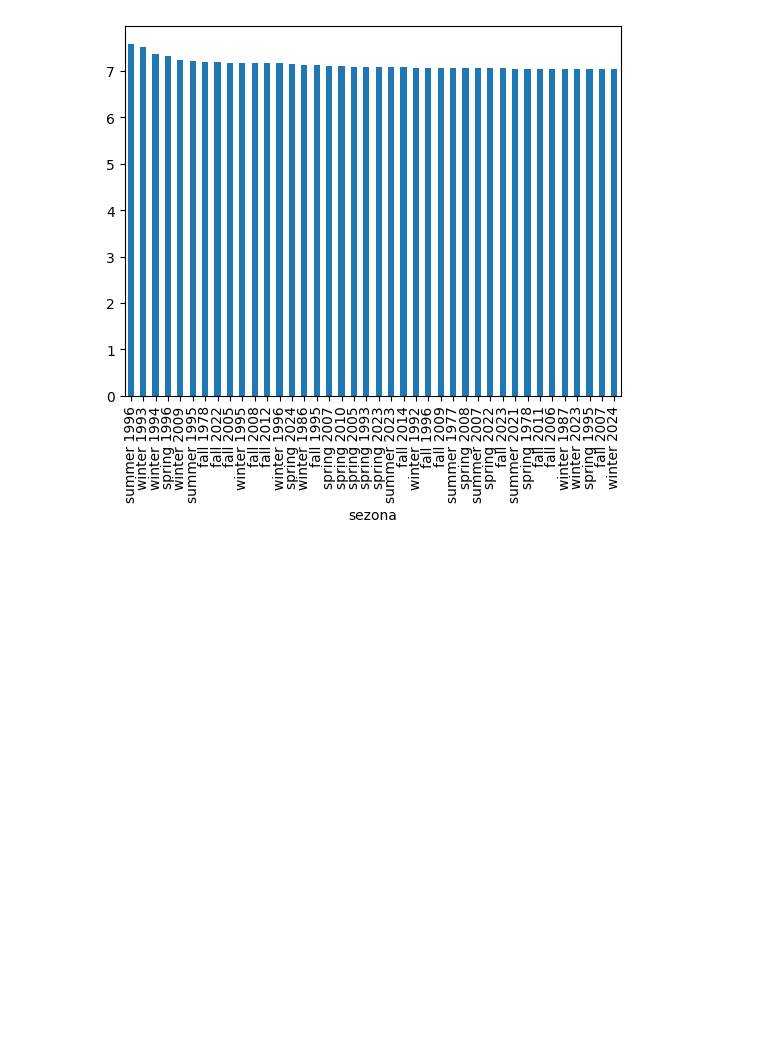
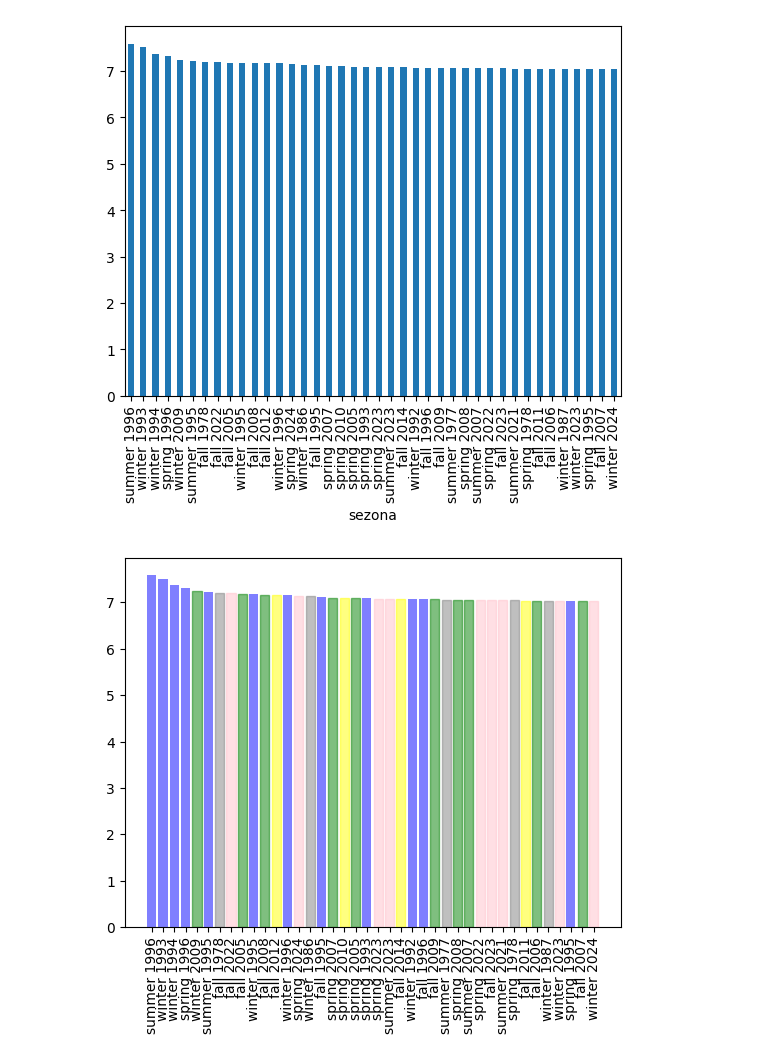
Before and after one commit to lrozman/Projektna-naloga-UVP---Rozman-Lara, a Jupyter notebook: analiza.ipynb, the cells around one changed output. Drawn from its saved outputs; the diff is of its cells as text; code cells hidden in the pictures; blank space fills up the shorter version.

```diff
--- a/analiza.ipynb
+++ b/analiza.ipynb
@@ -388,3 +388,25 @@ podtabela_sezone.groupby("sezona")["ocena"].mean().sort_values(ascending=False).
 # %% [output]
 <Axes: xlabel='sezona'>
 [figure]
+# %%
+def plot_color_sezone(data):
+    bars = plt.bar(x=data.index, height=data.ocena, color='blue', alpha=0.5)
+    for idx, sezona in enumerate(data.index):
+        sez, leto = sezona.split()
+        if int(leto) < 1990:
+            bars[idx].set_color(c="grey")
+        if 2010 > int(leto) >= 2000:
+            bars[idx].set_color(c='green')
+        if 2020 > int(leto) >= 2010:
+            bars[idx].set_color(c="yellow")
+        if int(leto) >= 2020:
+            bars[idx].set_color(c="pink")
+    plt.xticks(rotation = 90)
+
+df_sezone = pd.DataFrame({
+    "ocena": podtabela_sezone.groupby("sezona")["ocena"].mean().sort_values(ascending=False).head(40)
+})
+
+plot_color_sezone(df_sezone)
+# %% [output]
+[figure, added]
```
Also changed, not shown: parts of 19 cells of this notebook.
